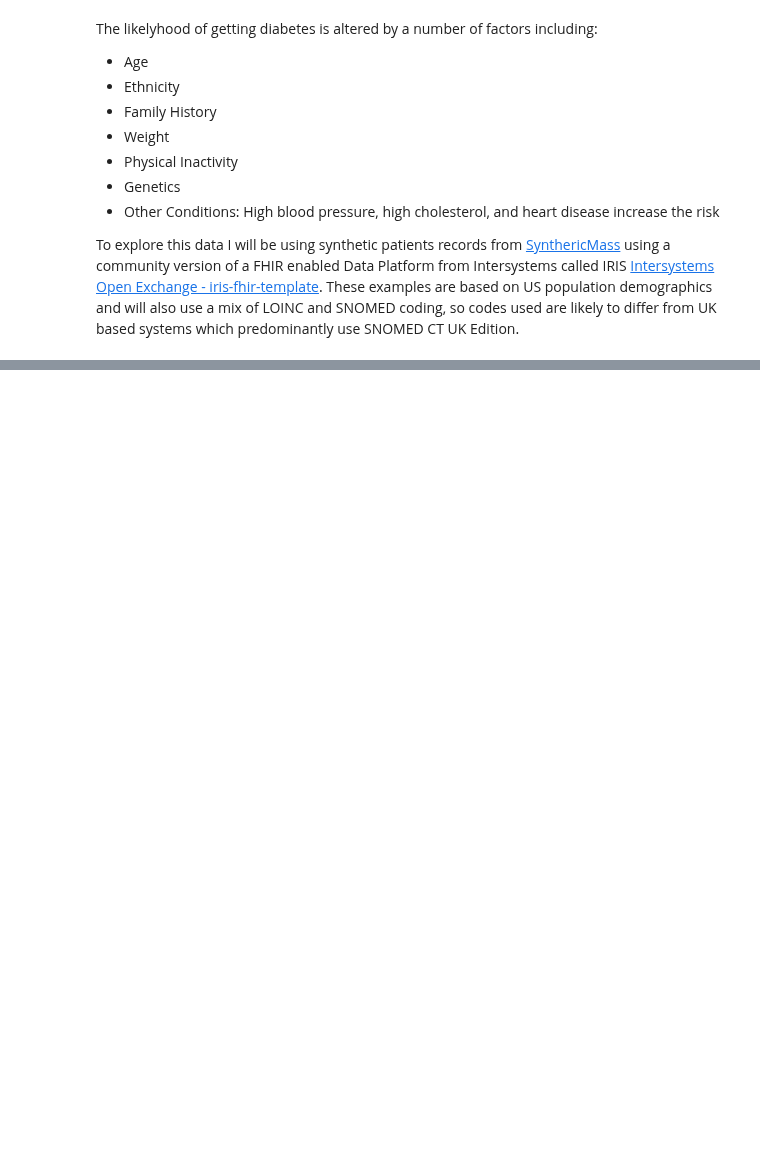
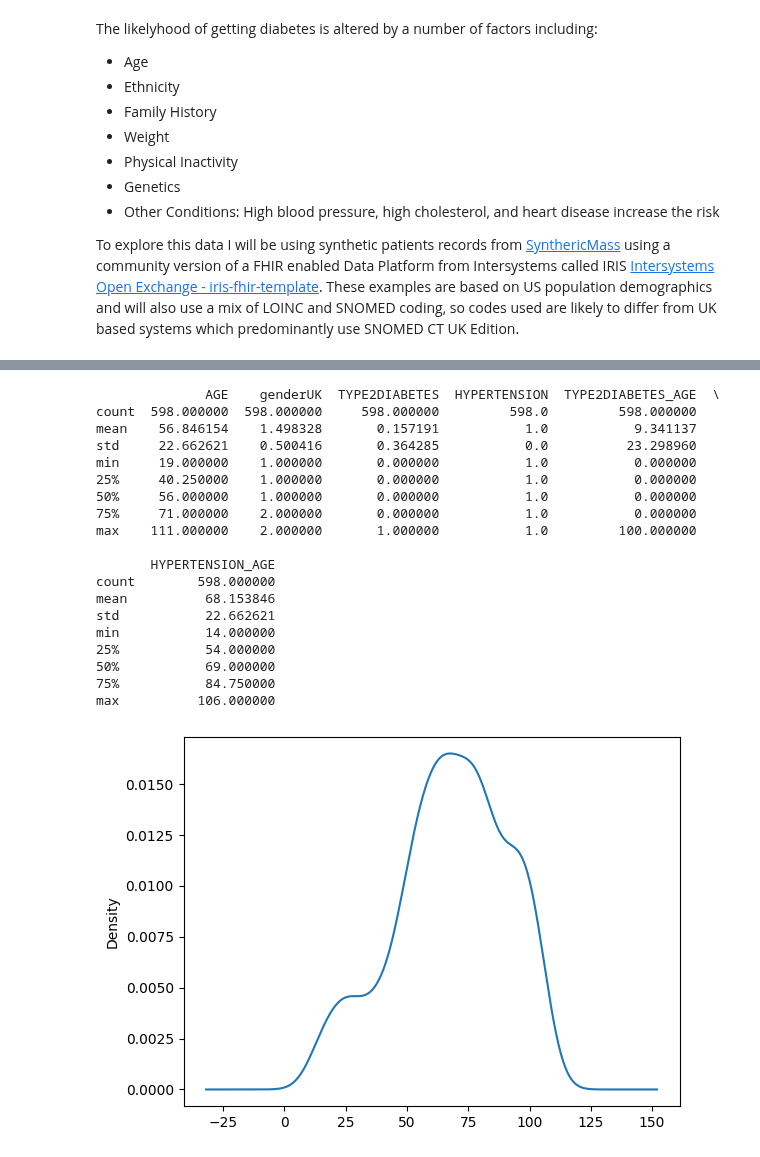
Before and after one commit to Virtually-Healthcare/data-engineering-examples, a Jupyter notebook: Diabetes.ipynb, the cells around one changed output, grey strips where cells are left out. Saved outputs shown, nothing was run; the diff lists cells and outputs as text; code cells hidden in the pictures; blank space fills up the shorter version.

```diff
--- a/Diabetes.ipynb
+++ b/Diabetes.ipynb
@@ -82,0 +130,26 @@ Name: AGE, dtype: object
+# %%
+dfHypertension = df[df.HYPERTENSION == 1].copy()
+dfHypertension.groupby('HYPERTENSION').HYPERTENSION_AGE.plot(kind='kde')
+
+print(dfHypertension.describe())
+# %% [output]
+              AGE    genderUK  TYPE2DIABETES  HYPERTENSION  TYPE2DIABETES_AGE  \
+count  598.000000  598.000000     598.000000         598.0         598.000000
+mean    56.846154    1.498328       0.157191           1.0           9.341137
+std     22.662621    0.500416       0.364285           0.0          23.298960
+min     19.000000    1.000000       0.000000           1.0           0.000000
+25%     40.250000    1.000000       0.000000           1.0           0.000000
+50%     56.000000    1.000000       0.000000           1.0           0.000000
+75%     71.000000    2.000000       0.000000           1.0           0.000000
+max    111.000000    2.000000       1.000000           1.0         100.000000
+
+       HYPERTENSION_AGE
+count        598.000000
+mean          68.153846
+std           22.662621
+min           14.000000
+25%           54.000000
+50%           69.000000
+75%           84.750000
+max          106.000000
+[figure, added]
```
Also changed, not shown: parts of 6 cells of this notebook.
